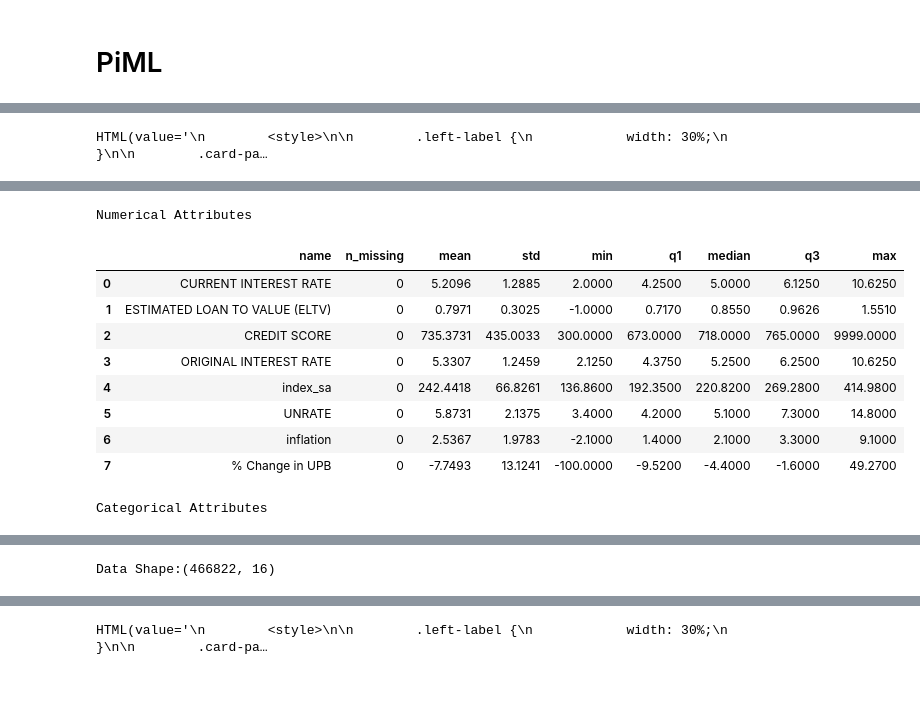
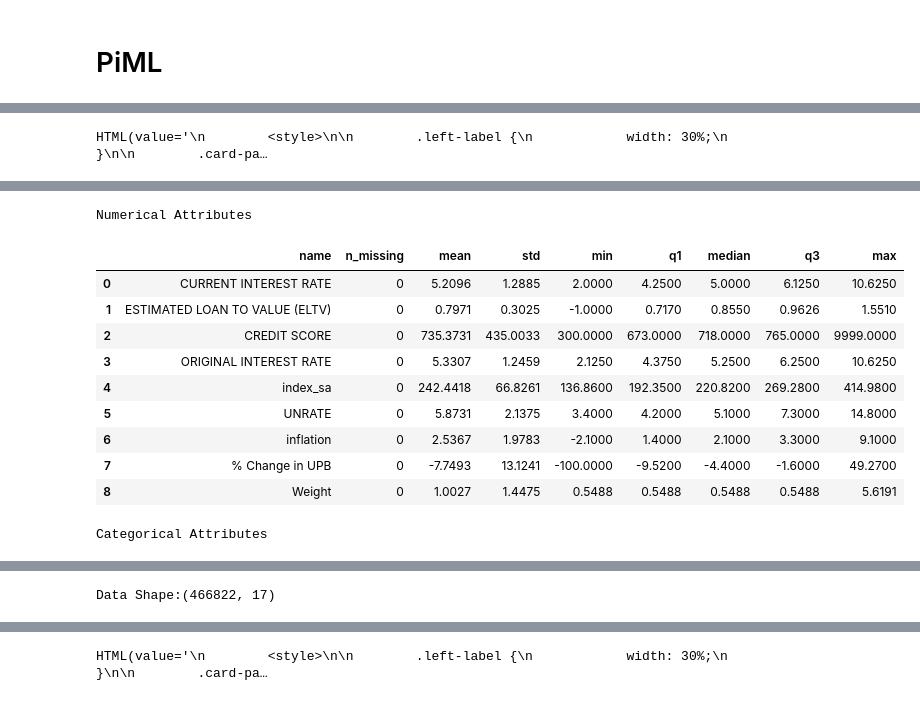
Before and after one commit to celinawong21/WF-ML-Model, a Jupyter notebook: PIML_XGBOOST_SmallSample.ipynb, the cells around one changed output, grey strips where cells are left out. Drawn from its saved outputs; the diff is of its cells as text; code cells hidden in the pictures.

```diff
--- a/PIML_XGBOOST_SmallSample.ipynb
+++ b/PIML_XGBOOST_SmallSample.ipynb
@@ -251,20 +226,22 @@ HTML(value='\n        <style>\n\n        .left-label {\n            width: 30%;\
 # %%
-# Update "OrigYear" as Categorical Variables
+np.random.seed(12345)
 
-exp.data_summary(feature_exclude=[], feature_type={"OrigYear": "categorical"})
+# Update "OrigYear" as Categorical Variable and "Weight" as Numerical
+exp.data_summary(feature_exclude=[], feature_type={"OrigYear": "categorical","Weight":"numerical"})
 # %% [output]
 HTML(value='\n        <style>\n\n        .left-label {\n            width: 30%;\n        }\n\n        .card-pa…
 [interactive output not drawn]
 Numerical Attributes
 |  | name | n_missing | mean | std | min | q1 | median | q3 | max |
 | 0 | CURRENT INTEREST RATE | 0 | 5.2096 | 1.2885 | 2.0000 | 4.2500 | 5.0000 | 6.1250 | 10.6250 |
 | 1 | ESTIMATED LOAN TO VALUE (ELTV) | 0 | 0.7971 | 0.3025 | -1.0000 | 0.7170 | 0.8550 | 0.9626 | 1.5510 |
 | 2 | CREDIT SCORE | 0 | 735.3731 | 435.0033 | 300.0000 | 673.0000 | 718.0000 | 765.0000 | 9999.0000 |
 | 3 | ORIGINAL INTEREST RATE | 0 | 5.3307 | 1.2459 | 2.1250 | 4.3750 | 5.2500 | 6.2500 | 10.6250 |
 | 4 | index_sa | 0 | 242.4418 | 66.8261 | 136.8600 | 192.3500 | 220.8200 | 269.2800 | 414.9800 |
 | 5 | UNRATE | 0 | 5.8731 | 2.1375 | 3.4000 | 4.2000 | 5.1000 | 7.3000 | 14.8000 |
 | 6 | inflation | 0 | 2.5367 | 1.9783 | -2.1000 | 1.4000 | 2.1000 | 3.3000 | 9.1000 |
 | 7 | % Change in UPB | 0 | -7.7493 | 13.1241 | -100.0000 | -9.5200 | -4.4000 | -1.6000 | 49.2700 |
+| 8 | Weight | 0 | 1.0027 | 1.4475 | 0.5488 | 0.5488 | 0.5488 | 0.5488 | 5.6191 |
 Categorical Attributes
 |  | name | n_missing | n_unique | top1 | top2 | top3 | n_others |
 | 0 | DEFAULT | 0 | 2 | 0.0 : 425034 | 1.0 : 41788 | 0 | 0 |
@@ -275,6 +252,6 @@ Categorical Attributes
 | 5 | SELLER NAME | 0 | 81 | Other sell : 238879 | WELLS FARG : 30795 | COUNTRYWID : 18296 | 178852 |
 | 6 | OrigYear | 0 | 24 | 2003.0 : 32063 | 2004.0 : 29120 | 2005.0 : 28174 | 377465 |
 | 7 | OrigDate | 0 | 94 | 2003Q3 : 9055 | 2005Q1 : 8253 | 2003Q2 : 8225 | 441289 |
-Data Shape:(466822, 16)
+Data Shape:(466822, 17)
 # %%
 np.random.seed(12345)
```
Also changed, not shown: parts of 24 cells of this notebook.
